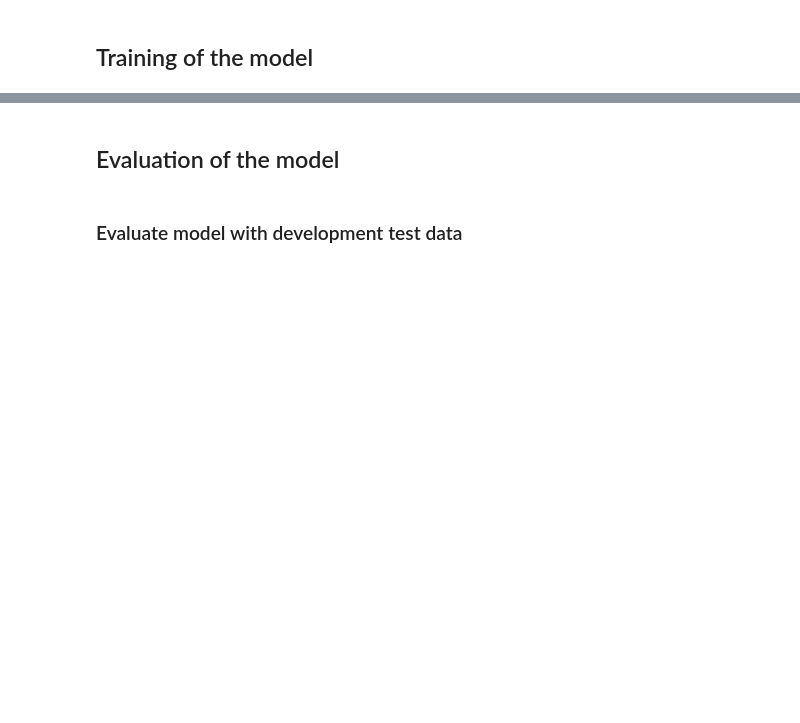
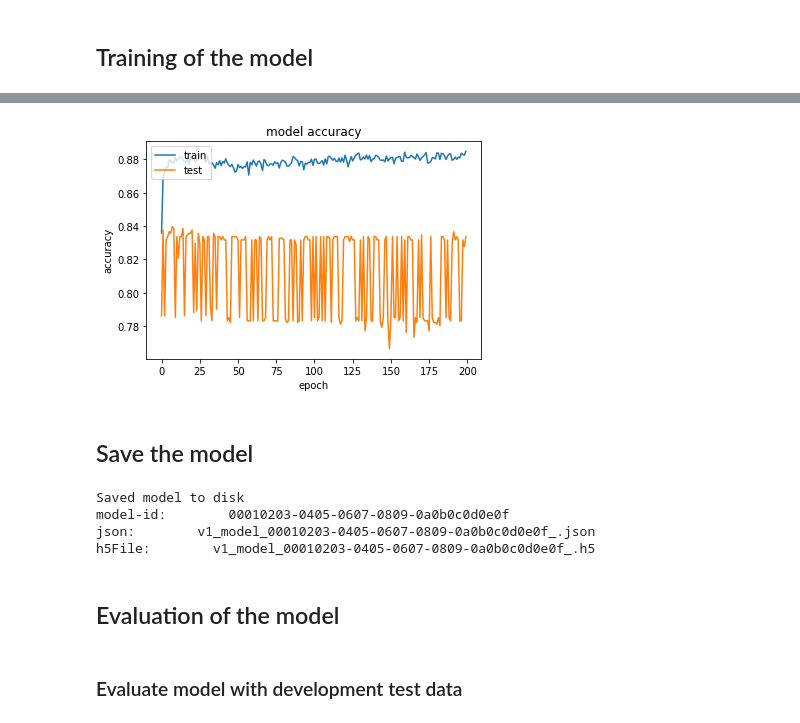
Before and after one commit to Snow-White-Group/The-CSU-K-DNN-Based-System-for-the-2nd-Edition-Spoken-CALL-Shared-Task, a Jupyter notebook: Dev1/dev1.ipynb, the cells around one changed output, grey strips where cells are left out. Cells and saved outputs as stored; diff of their text form; code cells hidden in the pictures; blank space fills up the shorter version.

```diff
--- a/Dev1/dev1.ipynb
+++ b/Dev1/dev1.ipynb
@@ -204,3 +226,39 @@ Epoch 200/200
+# %%
+# summarize history for accuracy
+plt.plot(hist.history['acc'])
+plt.plot(hist.history['val_acc'])
+plt.title('model accuracy')
+plt.ylabel('accuracy')
+plt.xlabel('epoch')
+plt.legend(['train', 'test'], loc='upper left')
+plt.savefig("/home/spokencall/dnnPaper/expValidation/accuracy.png")
+plt.show()
+# %% [output]
+[figure, added]
+# %% [markdown]
+## Save the model
+# %%
+# uniqId
+uniqId = uuid.UUID('{00010203-0405-0607-0809-0a0b0c0d0e0f}')
+jsonFile = 'v1_model_' + str(uniqId)  +'_.json'
+h5File = 'v1_model_' + str(uniqId)  + '_.h5'
+# Save the model
+model_json = classifier.to_json()
+with open(jsonFile, 'w+') as json_file:
+    json_file.write(model_json)
+
+# serialize weights to HDF5
+classifier.save_weights(h5File)
+
+print("Saved model to disk")
+print('model-id:        ' + str(uniqId))
+print('json:        ' + str(jsonFile))
+print('h5File:        ' + str(h5File))
+# %% [output]
+Saved model to disk
+model-id:        00010203-0405-0607-0809-0a0b0c0d0e0f
+json:        v1_model_00010203-0405-0607-0809-0a0b0c0d0e0f_.json
+h5File:        v1_model_00010203-0405-0607-0809-0a0b0c0d0e0f_.h5
 # %% [markdown]
 ## Evaluation of the model
 # %% [markdown]
```
Also changed, not shown: parts of 10 cells of this notebook, 3 other files.
